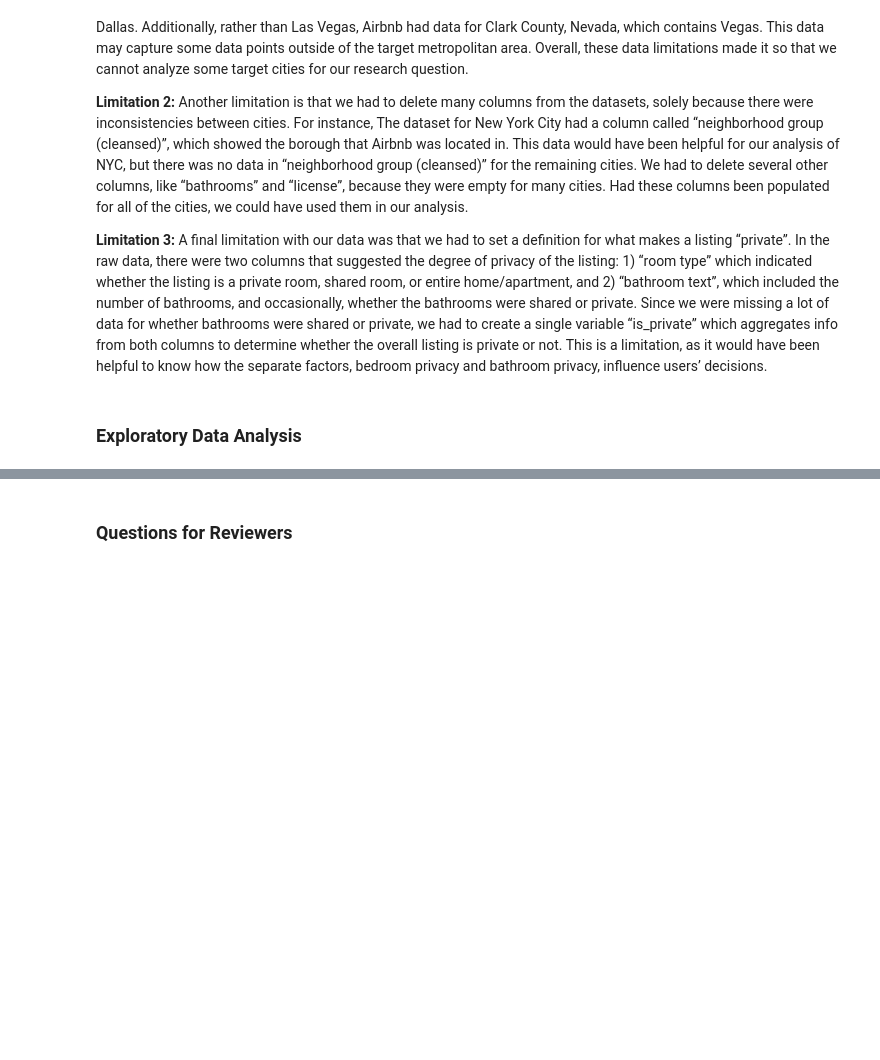
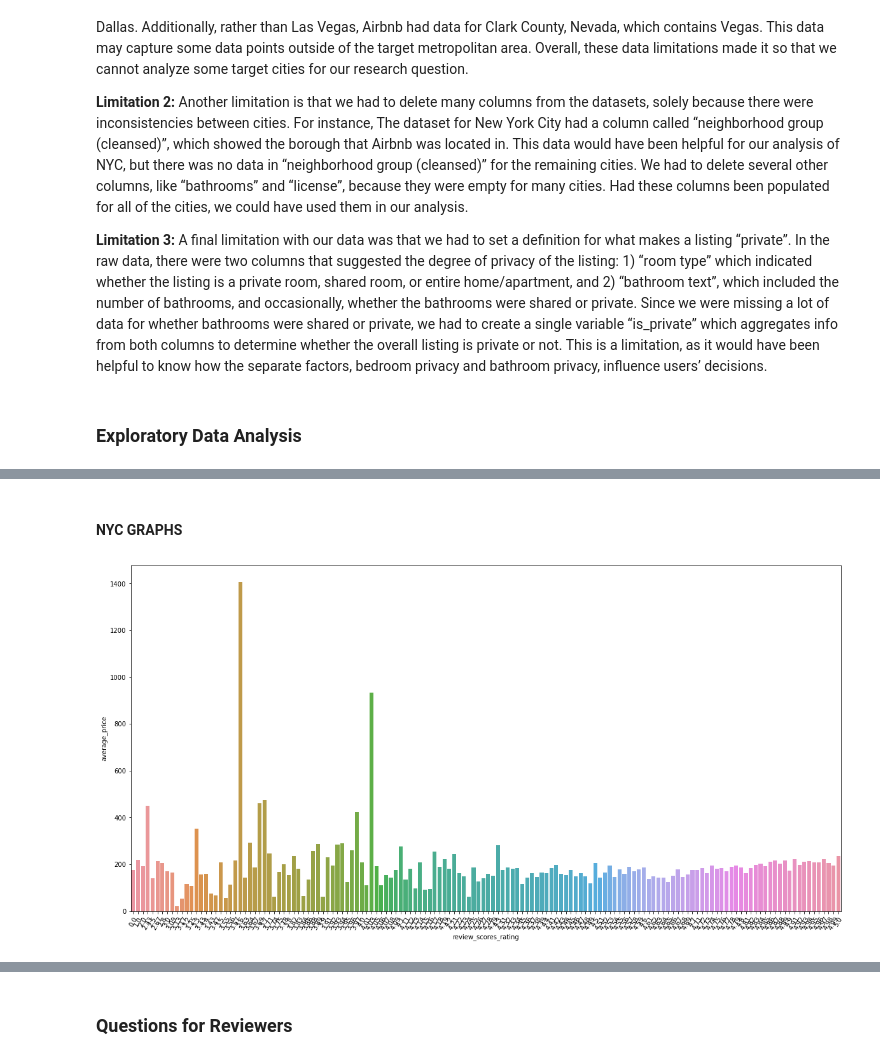
Before and after one commit to michelleli01/info2950-finalproject, a Jupyter notebook: final_project.ipynb, the cells around one changed output, grey strips where cells are left out. Cells and saved outputs as stored; diff of their text form; code cells hidden in the pictures; blank space fills up the shorter version.

```diff
--- a/final_project.ipynb
+++ b/final_project.ipynb
@@ -847,0 +1313,9 @@ nyc_combined_df.head()
+# %% [markdown]
+#### NYC GRAPHS
+# %%
+fig, ax = plt.subplots(figsize=(20, 10))
+sns.barplot(data=nyc_price_reviews_df, x="review_scores_rating", y="average_price", ax = ax)
+plt.xticks(rotation=60)
+plt.show()
+# %% [output]
+[figure, added]
```
Also changed, not shown: parts of 167 cells of this notebook.
